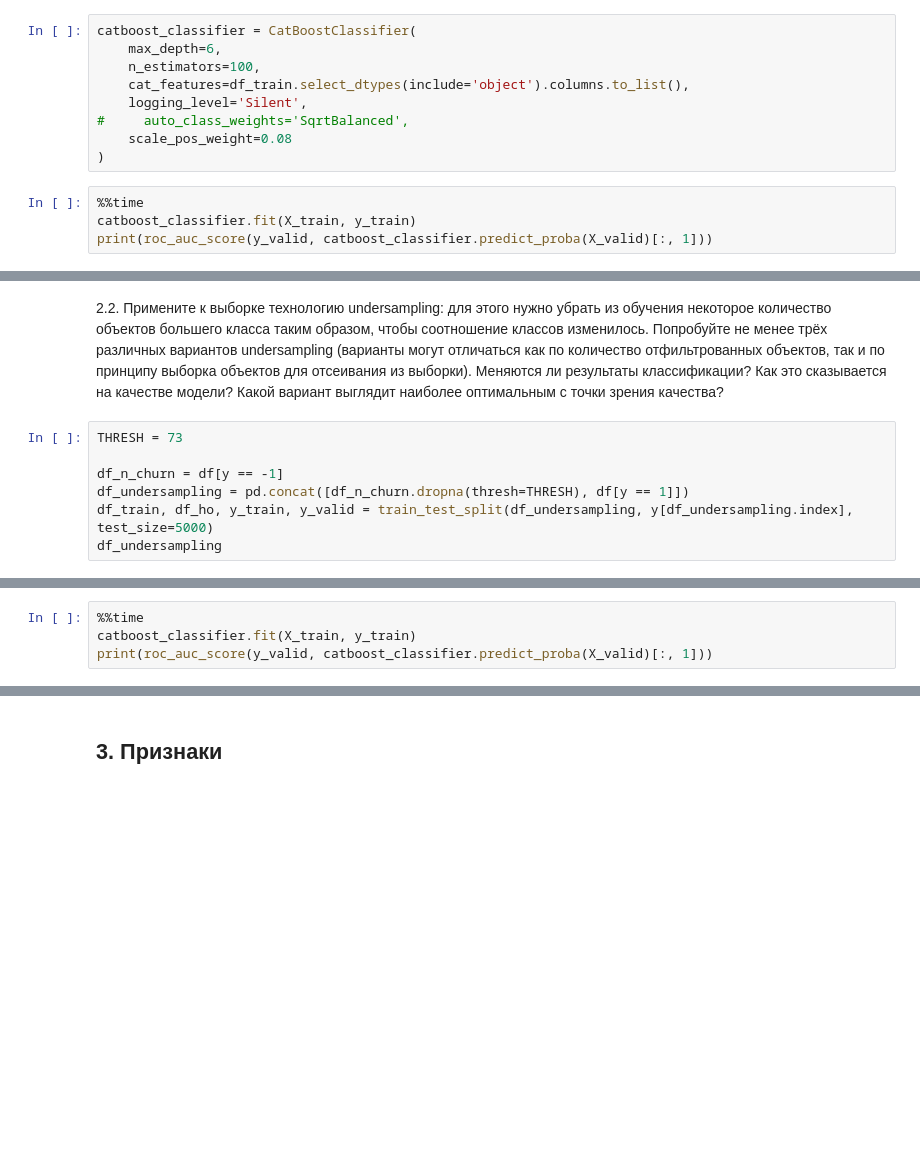
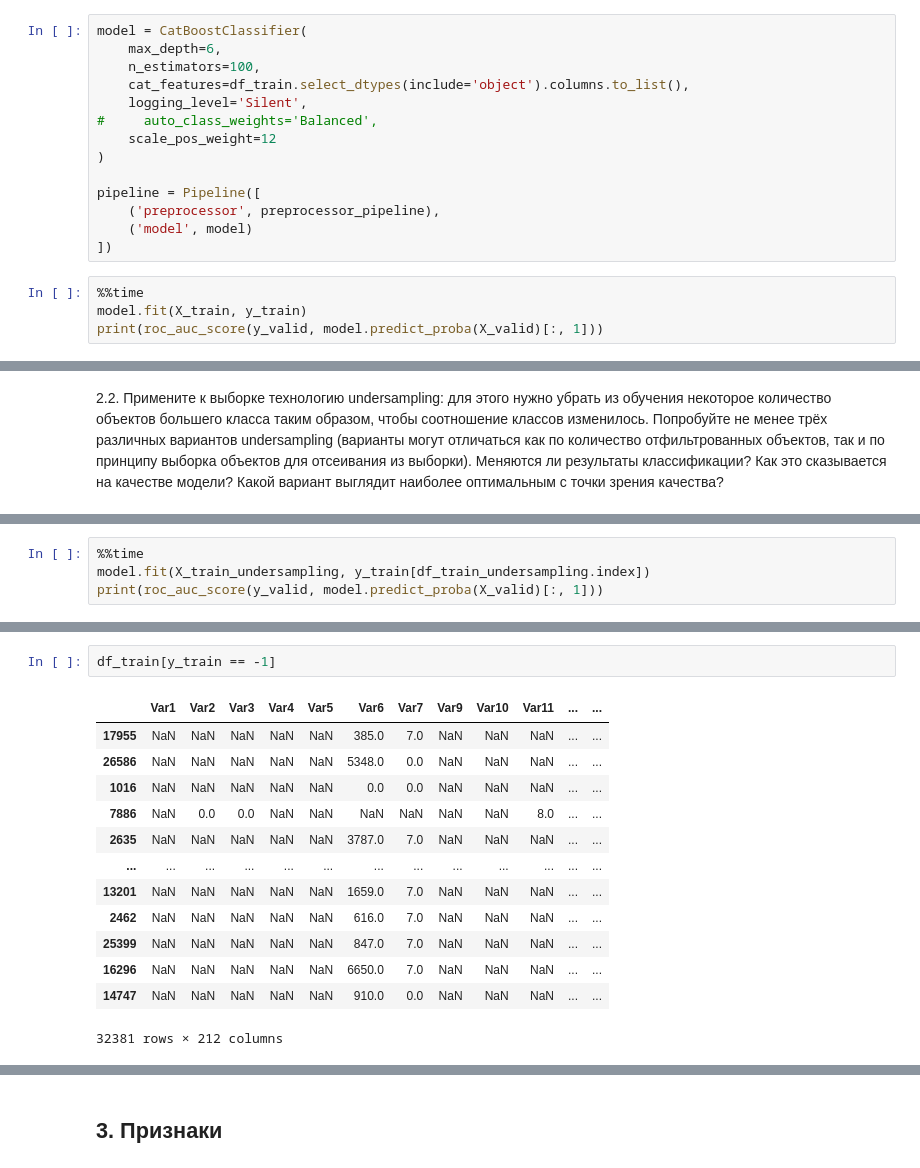
Before and after one commit to Uniholder/Specialization-Yandex-MIPT, a Jupyter notebook: 6_Final_projects/2_churn_prediction/week_5.ipynb, the cells around one changed output, grey strips where cells are left out. Cells and saved outputs as stored; diff of their text form; blank space fills up the shorter version.

Commit message:
pipeline

```diff
--- a/6_Final_projects/2_churn_prediction/week_5.ipynb
+++ b/6_Final_projects/2_churn_prediction/week_5.ipynb
@@ -192,13 +214,18 @@ y_train.value_counts()[1] / y_train.value_counts()[-1], y_train.value_counts()[-
 # %%
-catboost_classifier = CatBoostClassifier(
+model = CatBoostClassifier(
     max_depth=6,
     n_estimators=100,
     cat_features=df_train.select_dtypes(include='object').columns.to_list(),
     logging_level='Silent',
-#     auto_class_weights='SqrtBalanced',
-    scale_pos_weight=0.08
+#     auto_class_weights='Balanced',
+    scale_pos_weight=12
 )
+
+pipeline = Pipeline([
+    ('preprocessor', preprocessor_pipeline),
+    ('model', model)
+])
 # %%
 %%time
-catboost_classifier.fit(X_train, y_train)
-print(roc_auc_score(y_valid, catboost_classifier.predict_proba(X_valid)[:, 1]))
+model.fit(X_train, y_train)
+print(roc_auc_score(y_valid, model.predict_proba(X_valid)[:, 1]))
@@ -219,9 +261,2 @@ print(scores, '\n', scores.mean())
 # %% [markdown]
 2.2\. Примените к выборке технологию undersampling: для этого нужно убрать из обучения некоторое количество объектов большего класса таким образом, чтобы соотношение классов изменилось. Попробуйте не менее трёх различных вариантов undersampling (варианты могут отличаться как по количество отфильтрованных объектов, так и по принципу выборка объектов для отсеивания из выборки). Меняются ли результаты классификации? Как это сказывается на качестве модели? Какой вариант выглядит наиболее оптимальным с точки зрения качества?
-# %%
-THRESH = 73
-
-df_n_churn = df[y == -1]
-df_undersampling = pd.concat([df_n_churn.dropna(thresh=THRESH), df[y == 1]])
-df_train, df_ho, y_train, y_valid = train_test_split(df_undersampling, y[df_undersampling.index], test_size=5000)
-df_undersampling
@@ -243,5 +289,5 @@ catboost_classifier = CatBoostClassifier(
 )
 # %%
 %%time
-catboost_classifier.fit(X_train, y_train)
-print(roc_auc_score(y_valid, catboost_classifier.predict_proba(X_valid)[:, 1]))
+model.fit(X_train_undersampling, y_train[df_train_undersampling.index])
+print(roc_auc_score(y_valid, model.predict_proba(X_valid)[:, 1]))
@@ -247,0 +311,16 @@ print(roc_auc_score(y_valid, catboost_classifier.predict_proba(X_valid)[:, 1]))
+# %%
+df_train[y_train == -1]
+# %% [output]
+|  | Var1 | Var2 | Var3 | Var4 | Var5 | Var6 | Var7 | Var9 | Var10 | Var11 | ... | ... |
+| 17955 | NaN | NaN | NaN | NaN | NaN | 385.0 | 7.0 | NaN | NaN | NaN | ... | ... |
+| 26586 | NaN | NaN | NaN | NaN | NaN | 5348.0 | 0.0 | NaN | NaN | NaN | ... | ... |
+| 1016 | NaN | NaN | NaN | NaN | NaN | 0.0 | 0.0 | NaN | NaN | NaN | ... | ... |
+| 7886 | NaN | 0.0 | 0.0 | NaN | NaN | NaN | NaN | NaN | NaN | 8.0 | ... | ... |
+| 2635 | NaN | NaN | NaN | NaN | NaN | 3787.0 | 7.0 | NaN | NaN | NaN | ... | ... |
+| ... | ... | ... | ... | ... | ... | ... | ... | ... | ... | ... | ... | ... |
+| 13201 | NaN | NaN | NaN | NaN | NaN | 1659.0 | 7.0 | NaN | NaN | NaN | ... | ... |
+| 2462 | NaN | NaN | NaN | NaN | NaN | 616.0 | 7.0 | NaN | NaN | NaN | ... | ... |
+| 25399 | NaN | NaN | NaN | NaN | NaN | 847.0 | 7.0 | NaN | NaN | NaN | ... | ... |
+| 16296 | NaN | NaN | NaN | NaN | NaN | 6650.0 | 7.0 | NaN | NaN | NaN | ... | ... |
+| 14747 | NaN | NaN | NaN | NaN | NaN | 910.0 | 0.0 | NaN | NaN | NaN | ... | ... |
+32381 rows × 212 columns
```
Also changed, not shown: parts of 32 cells of this notebook, 5 other files.
